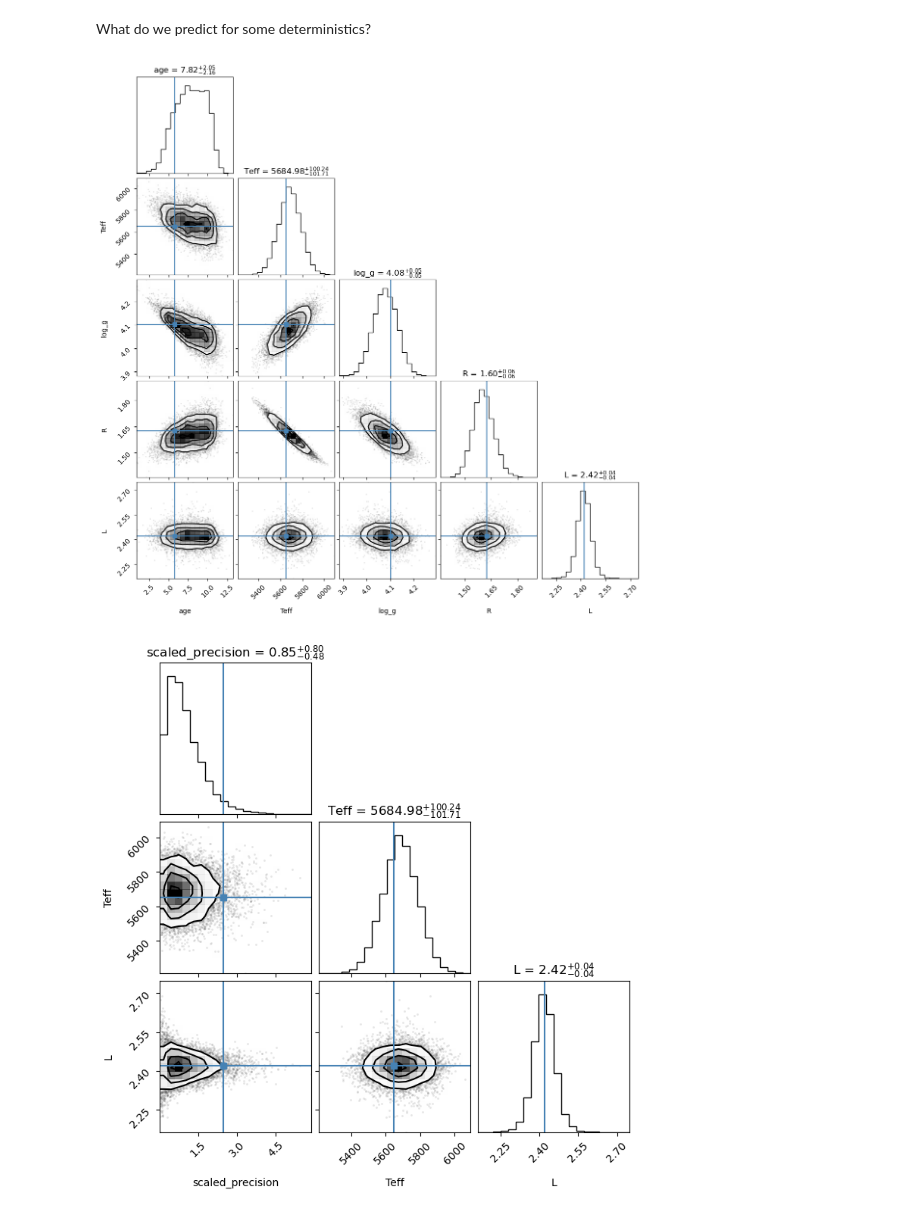
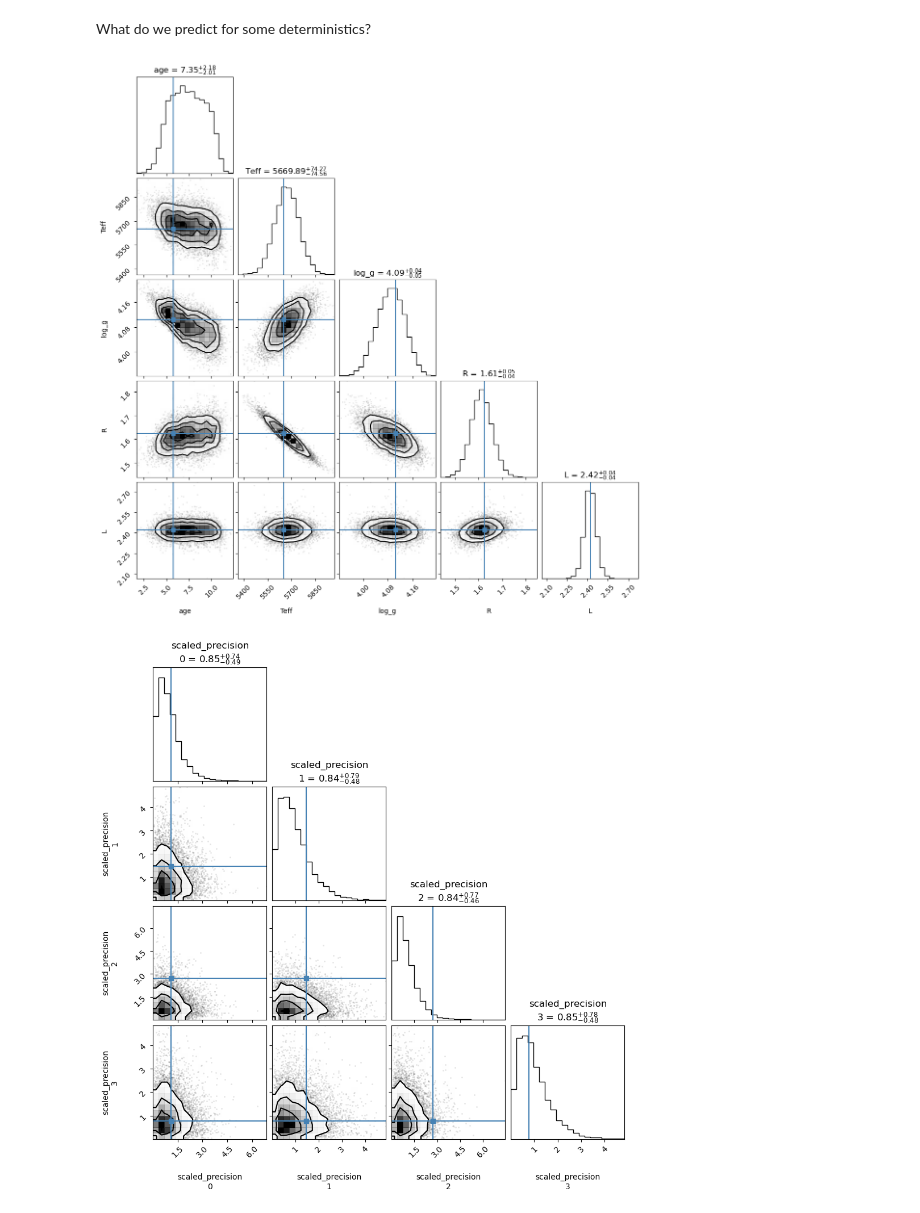
Before and after one commit to alexlyttle/scalable-stellar-inference, a Jupyter notebook: notebook/single-star-spec.ipynb, the cells around one changed output. Cells and saved outputs as stored; diff of their text form; code cells hidden in the pictures.

Commit message:
Change sample shape of precision to (4,)

```diff
--- a/notebook/single-star-spec.ipynb
+++ b/notebook/single-star-spec.ipynb
@@ -74,12 +76,12 @@ Now, let's create our star model. We need to provide some model constants. These
 rng, key = random.split(rng)
 
 sigma_mh = 0.1
-mu_mh = truths["M_H"] + sigma_mh * random.normal(key)  # add noise to metallicity prior
+mu_mh = truths["M_H"]  # + sigma_mh * random.normal(key)  # add noise to metallicity prior
 
 # Create dictionary of model constants
 const = {
     "M_H": dict(loc=mu_mh, scale=sigma_mh),
-    "Teff": dict(scale=100.),
+    "Teff": dict(scale=75.),
     "L": dict(scale=0.01*truths["L"])
 }
 
@@ -173,7 +175,7 @@ obs = {
 
 Let's use the No U-Turn Sampler (NUTS) as our Markov Chain Monte Carlo (MCMC) sampling algorithm.
 # %%
-sampler = NUTS(model, target_accept_prob=0.95)
+sampler = NUTS(model, target_accept_prob=0.8)
 mcmc = MCMC(sampler, num_warmup=1000, num_samples=1000, num_chains=num_chains)
 # %% [markdown]
 Let's run the MCMC and print a summary of results.
@@ -242,9 +247,9 @@ What do we predict for some deterministics?
 var_names = ["age", "Teff", "log_g", "R", "L"]
 fig = corner(data, group="posterior", var_names=var_names, truths=truths, show_titles=True, divergences=True)
 # %% [output]
-[figure, old version]
+[figure, new version]
 # %%
-var_names = ["scaled_precision", "Teff", "L"]
+var_names = ["scaled_precision"]
 fig = corner(data, group="posterior", var_names=var_names, truths=truths, show_titles=True)
 # %% [output]
-[figure, old version]
+[figure, new version]
```
Also changed, not shown: parts of 10 cells of this notebook, 1 other file.
